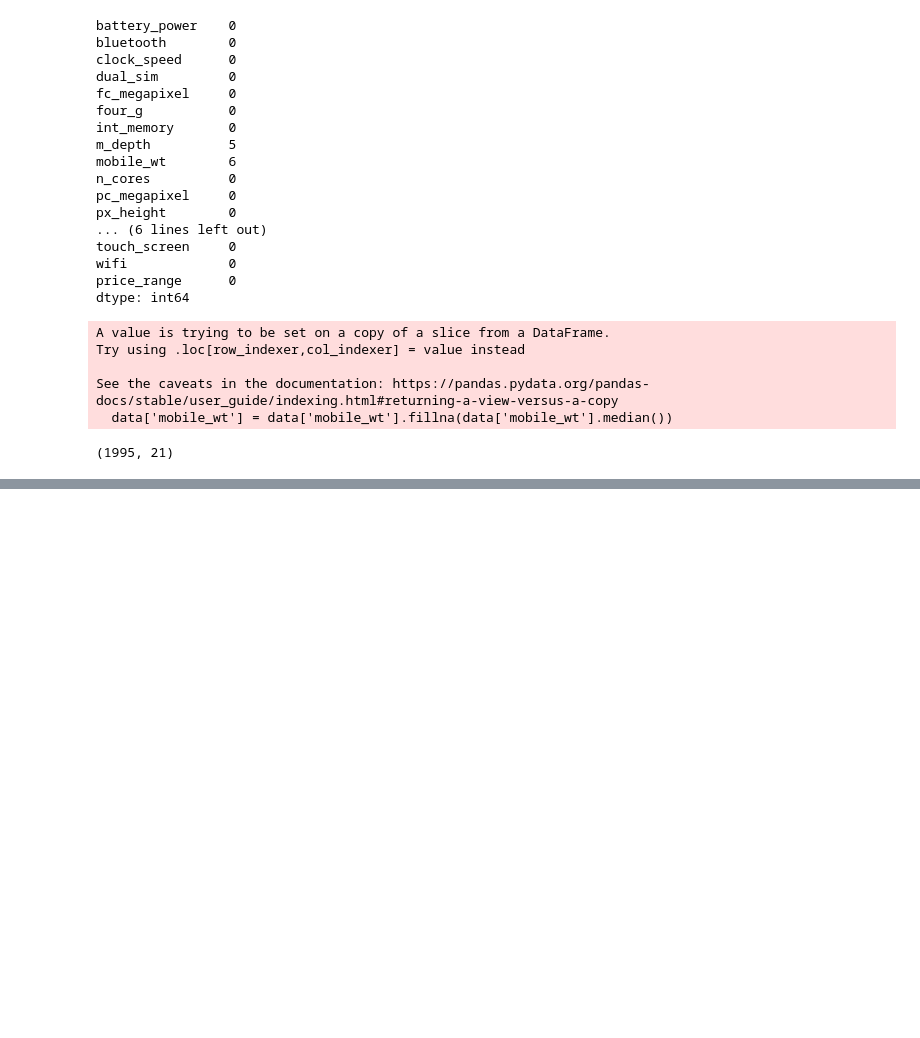
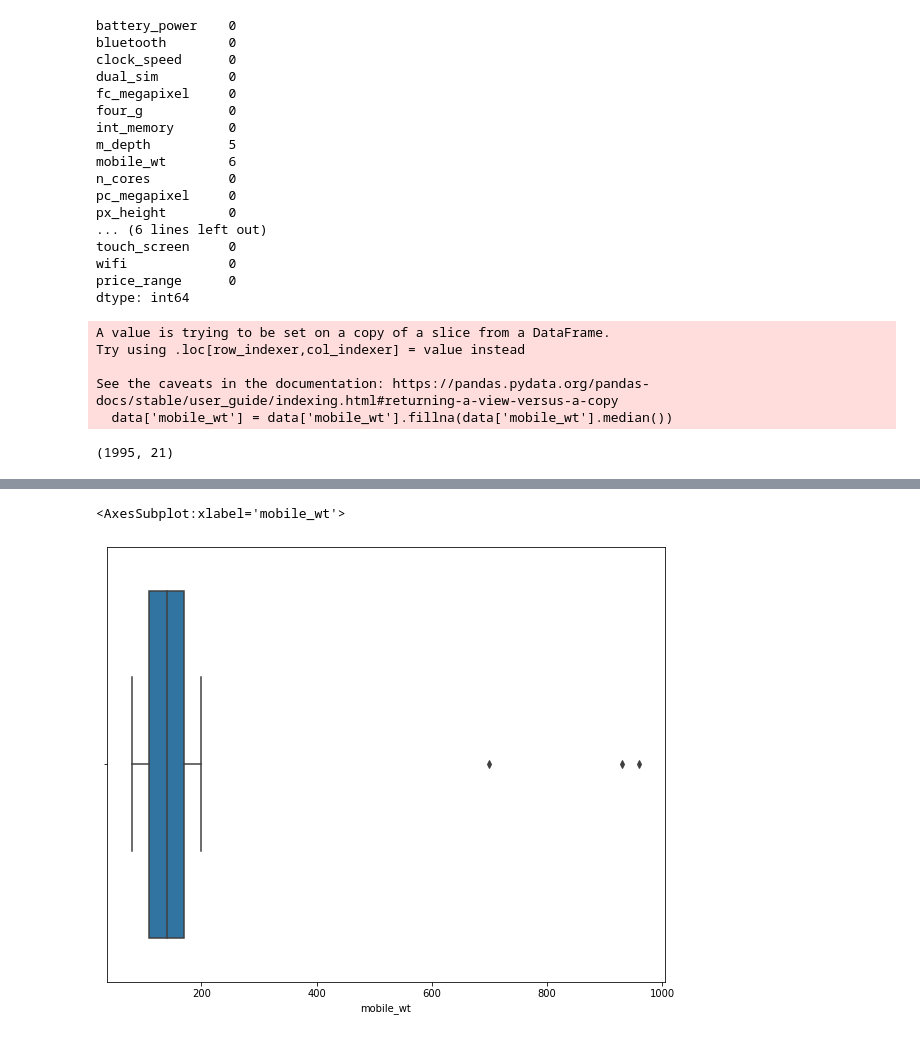
Before and after one commit to dnlsfq/data, a Jupyter notebook: notebook/workbook.ipynb, the cells around one changed output, grey strips where cells are left out. Saved outputs shown, nothing was run; the diff lists cells and outputs as text; code cells hidden in the pictures; blank space fills up the shorter version.

```diff
--- a/notebook/workbook.ipynb
+++ b/notebook/workbook.ipynb
@@ -245,0 +270,10 @@ numeric_data = data.drop([
+# %%
+fig, ax = plt.subplots(figsize=(10,8))
+
+sns.boxplot(
+    numeric_data['mobile_wt'],
+    orient='v'
+)
+# %% [output]
+<AxesSubplot:xlabel='mobile_wt'>
+[figure, added]
```
Also changed, not shown: parts of 27 cells of this notebook, 1 other file.
